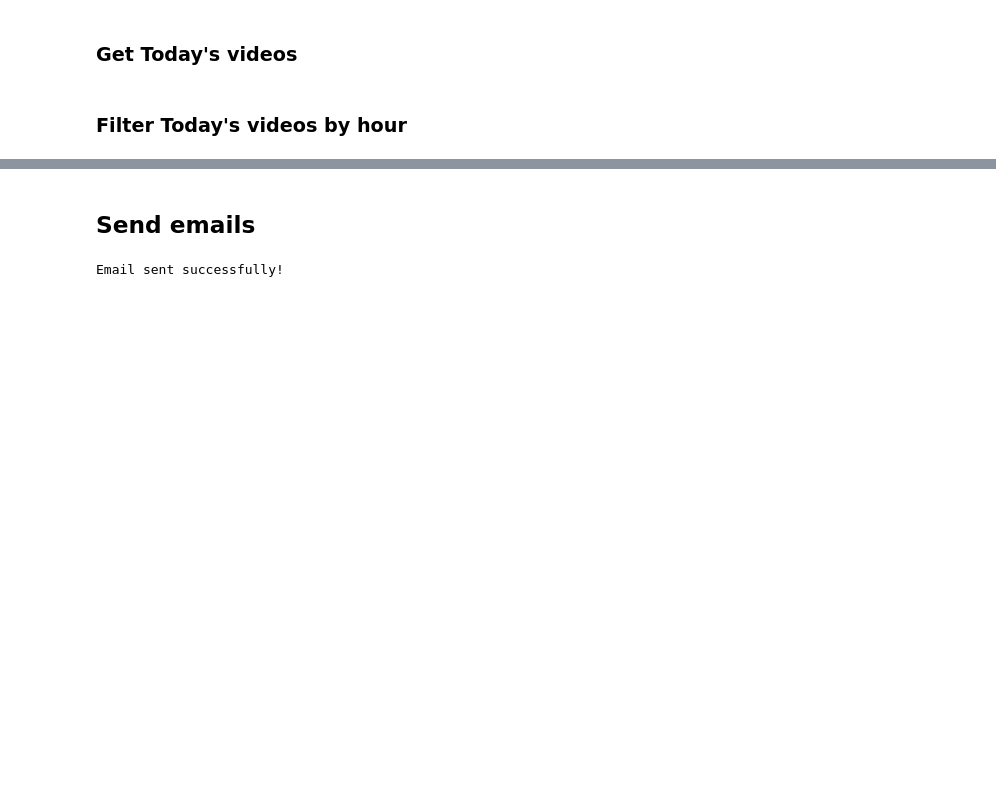
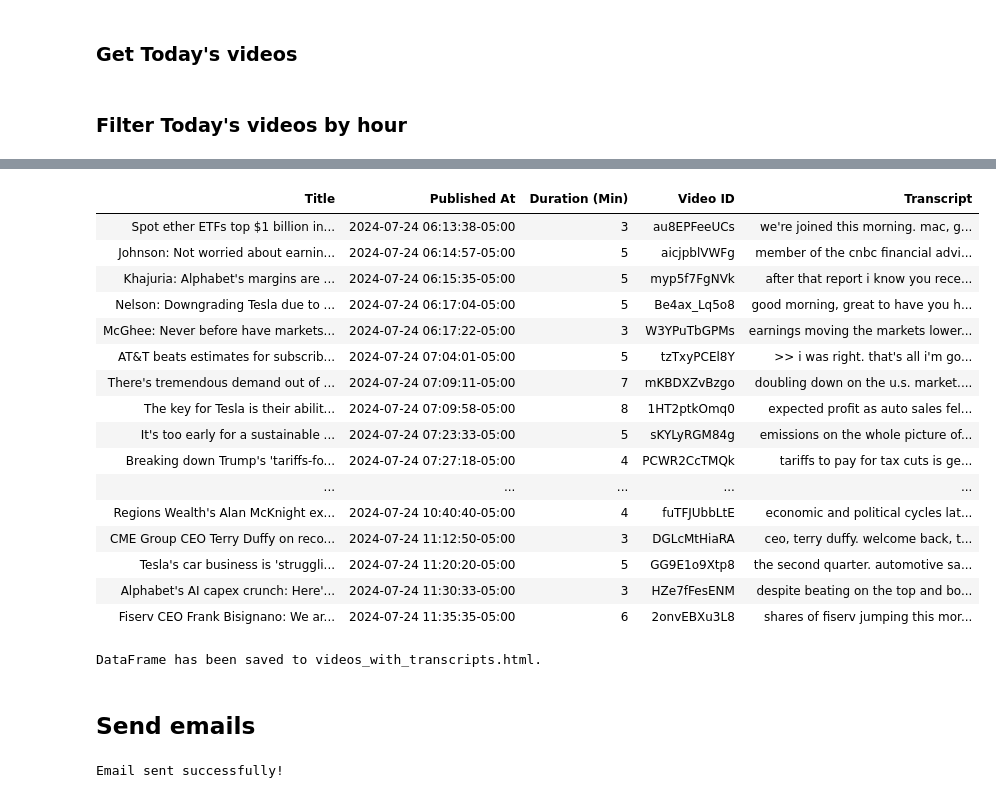
Before and after one commit to sliu810/razorback_investing, a Jupyter notebook: news/youtube.ipynb, the cells around one changed output, grey strips where cells are left out. Cells and saved outputs as stored; diff of their text form; code cells hidden in the pictures; blank space fills up the shorter version.

```diff
--- a/news/youtube.ipynb
+++ b/news/youtube.ipynb
@@ -275,0 +340,3 @@ html_content = filtered_df.to_html(escape=False, index=False)
+# %%
+# Add transcripts to the DataFrame
+df_videos_with_transcripts = add_transcripts_to_df(filtered_df)
@@ -276,3 +356,27 @@ html_content = filtered_df.to_html(escape=False, index=False)
+# %%
+display_df(df_videos_with_transcripts)
+# %% [output]
+| Title | Published At | Duration (Min) | Video ID | Transcript |
+| Spot ether ETFs top $1 billion in... | 2024-07-24 06:13:38-05:00 | 3 | au8EPFeeUCs | we're joined this morning. mac, g... |
+| Johnson: Not worried about earnin... | 2024-07-24 06:14:57-05:00 | 5 | aicjpblVWFg | member of the cnbc financial advi... |
+| Khajuria: Alphabet's margins are ... | 2024-07-24 06:15:35-05:00 | 5 | myp5f7FgNVk | after that report i know you rece... |
+| Nelson: Downgrading Tesla due to ... | 2024-07-24 06:17:04-05:00 | 5 | Be4ax_Lq5o8 | good morning, great to have you h... |
+| McGhee: Never before have markets... | 2024-07-24 06:17:22-05:00 | 3 | W3YPuTbGPMs | earnings moving the markets lower... |
+| AT&T beats estimates for subscrib... | 2024-07-24 07:04:01-05:00 | 5 | tzTxyPCEl8Y | >> i was right. that's all i'm go... |
+| There's tremendous demand out of ... | 2024-07-24 07:09:11-05:00 | 7 | mKBDXZvBzgo | doubling down on the u.s. market.... |
+| The key for Tesla is their abilit... | 2024-07-24 07:09:58-05:00 | 8 | 1HT2ptkOmq0 | expected profit as auto sales fel... |
+| It's too early for a sustainable ... | 2024-07-24 07:23:33-05:00 | 5 | sKYLyRGM84g | emissions on the whole picture of... |
+| Breaking down Trump's 'tariffs-fo... | 2024-07-24 07:27:18-05:00 | 4 | PCWR2CcTMQk | tariffs to pay for tax cuts is ge... |
+| ... | ... | ... | ... | ... |
+| Regions Wealth's Alan McKnight ex... | 2024-07-24 10:40:40-05:00 | 4 | fuTFJUbbLtE | economic and political cycles lat... |
+| CME Group CEO Terry Duffy on reco... | 2024-07-24 11:12:50-05:00 | 3 | DGLcMtHiaRA | ceo, terry duffy. welcome back, t... |
+| Tesla's car business is 'struggli... | 2024-07-24 11:20:20-05:00 | 5 | GG9E1o9Xtp8 | the second quarter. automotive sa... |
+| Alphabet's AI capex crunch: Here'... | 2024-07-24 11:30:33-05:00 | 3 | HZe7fFesENM | despite beating on the top and bo... |
+| Fiserv CEO Frank Bisignano: We ar... | 2024-07-24 11:35:35-05:00 | 6 | 2onvEBXu3L8 | shares of fiserv jumping this mor... |
+# %%
+save_df_to_html(df_videos_with_transcripts, 'videos_with_transcripts.html')
+# %% [output]
+DataFrame has been saved to videos_with_transcripts.html.
 # %% [markdown]
 ## Send emails
 # %%
```
Also changed, not shown: parts of 13 cells of this notebook, 8 other files.
